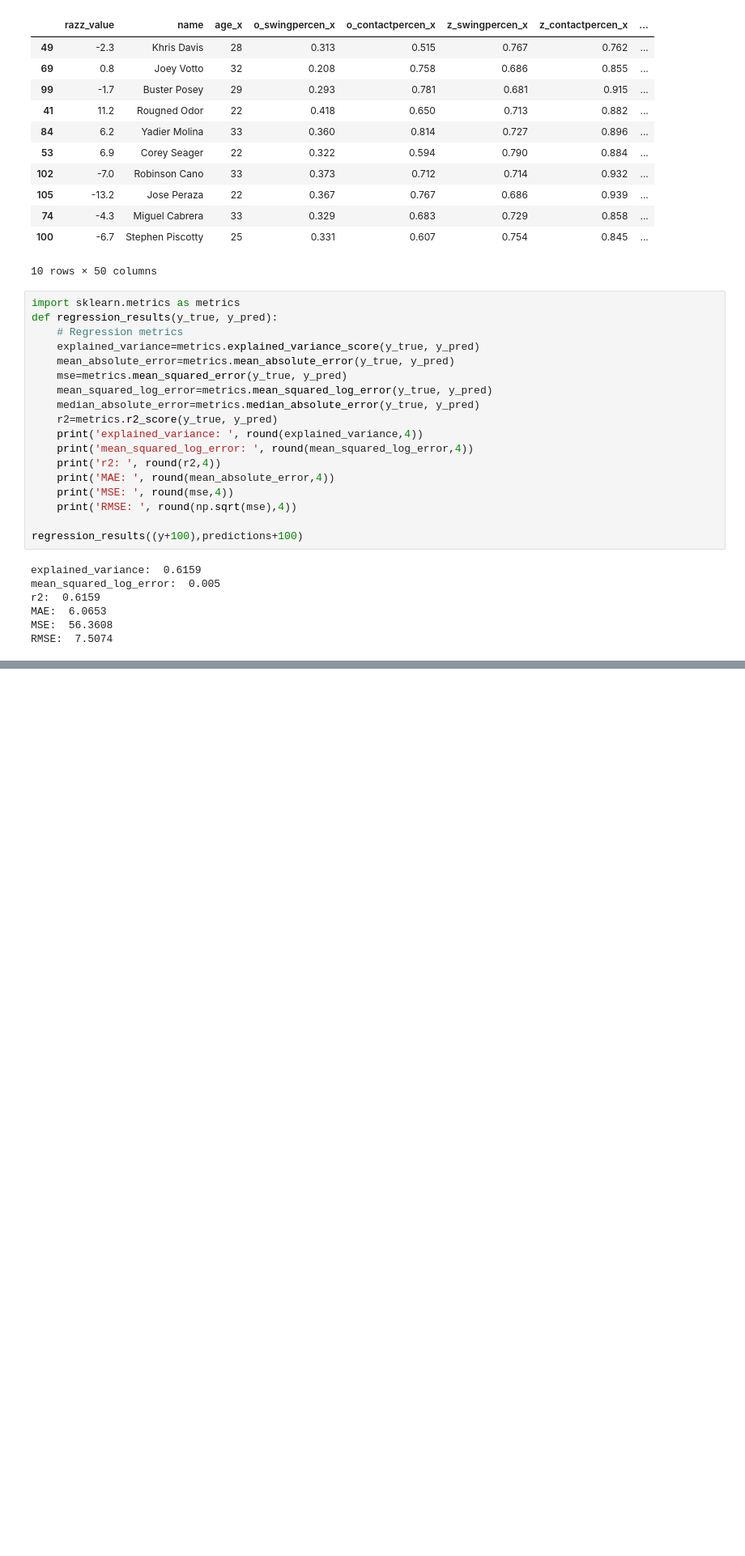
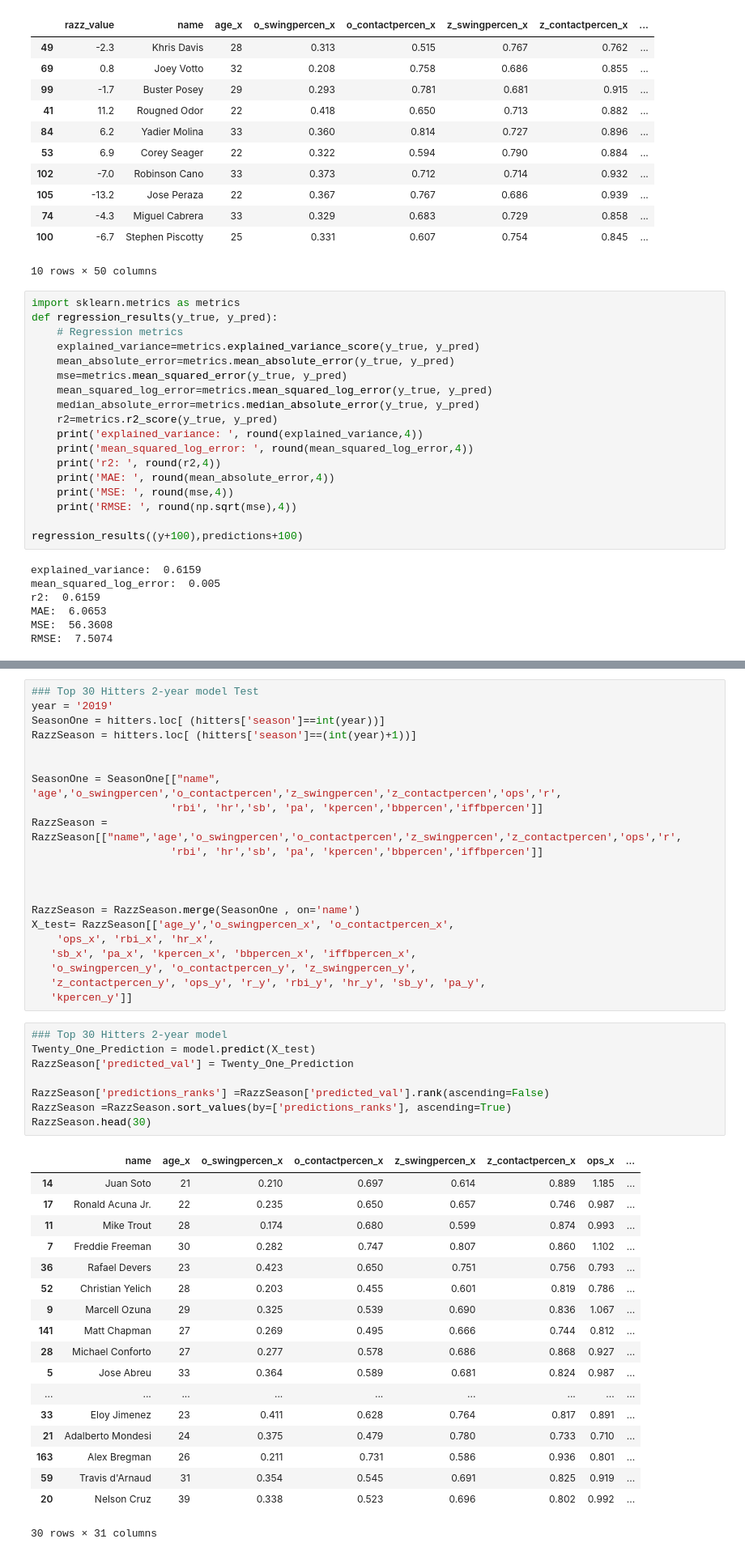
Before and after one commit to RiverJAM/Ultimate-Fantasy-Baseball-Eval-Tool, a Jupyter notebook: ML_Hitters_Pitchers_razz.ipynb, the cells around one changed output, grey strips where cells are left out. Shown at 81% size. Saved outputs shown, nothing was run; the diff lists cells and outputs as text; blank space fills up the shorter version.

```diff
--- a/ML_Hitters_Pitchers_razz.ipynb
+++ b/ML_Hitters_Pitchers_razz.ipynb
@@ -803,0 +900,48 @@ juan.head()
+# %%
+### Top 30 Hitters 2-year model Test
+year = '2019'
+SeasonOne = hitters.loc[ (hitters['season']==int(year))]
+RazzSeason = hitters.loc[ (hitters['season']==(int(year)+1))]
+
+
+SeasonOne = SeasonOne[["name", 'age','o_swingpercen','o_contactpercen','z_swingpercen','z_contactpercen','ops','r',
+                      'rbi', 'hr','sb', 'pa', 'kpercen','bbpercen','iffbpercen']]
+RazzSeason = RazzSeason[["name",'age','o_swingpercen','o_contactpercen','z_swingpercen','z_contactpercen','ops','r',
+                      'rbi', 'hr','sb', 'pa', 'kpercen','bbpercen','iffbpercen']]
+
+
+
+RazzSeason = RazzSeason.merge(SeasonOne , on='name')
+X_test= RazzSeason[['age_y','o_swingpercen_x', 'o_contactpercen_x',
+    'ops_x', 'rbi_x', 'hr_x',
+   'sb_x', 'pa_x', 'kpercen_x', 'bbpercen_x', 'iffbpercen_x',
+   'o_swingpercen_y', 'o_contactpercen_y', 'z_swingpercen_y',
+   'z_contactpercen_y', 'ops_y', 'r_y', 'rbi_y', 'hr_y', 'sb_y', 'pa_y',
+   'kpercen_y']]
+# %%
+### Top 30 Hitters 2-year model
+Twenty_One_Prediction = model.predict(X_test)
+RazzSeason['predicted_val'] = Twenty_One_Prediction
+
+RazzSeason['predictions_ranks'] =RazzSeason['predicted_val'].rank(ascending=False)
+RazzSeason =RazzSeason.sort_values(by=['predictions_ranks'], ascending=True)
+RazzSeason.head(30)
+# %% [output]
+|  | name | age_x | o_swingpercen_x | o_contactpercen_x | z_swingpercen_x | z_contactpercen_x | ops_x | ... |
+| 14 | Juan Soto | 21 | 0.210 | 0.697 | 0.614 | 0.889 | 1.185 | ... |
+| 17 | Ronald Acuna Jr. | 22 | 0.235 | 0.650 | 0.657 | 0.746 | 0.987 | ... |
+| 11 | Mike Trout | 28 | 0.174 | 0.680 | 0.599 | 0.874 | 0.993 | ... |
+| 7 | Freddie Freeman | 30 | 0.282 | 0.747 | 0.807 | 0.860 | 1.102 | ... |
+| 36 | Rafael Devers | 23 | 0.423 | 0.650 | 0.751 | 0.756 | 0.793 | ... |
+| 52 | Christian Yelich | 28 | 0.203 | 0.455 | 0.601 | 0.819 | 0.786 | ... |
+| 9 | Marcell Ozuna | 29 | 0.325 | 0.539 | 0.690 | 0.836 | 1.067 | ... |
+| 141 | Matt Chapman | 27 | 0.269 | 0.495 | 0.666 | 0.744 | 0.812 | ... |
+| 28 | Michael Conforto | 27 | 0.277 | 0.578 | 0.686 | 0.868 | 0.927 | ... |
+| 5 | Jose Abreu | 33 | 0.364 | 0.589 | 0.681 | 0.824 | 0.987 | ... |
+| ... | ... | ... | ... | ... | ... | ... | ... | ... |
+| 33 | Eloy Jimenez | 23 | 0.411 | 0.628 | 0.764 | 0.817 | 0.891 | ... |
+| 21 | Adalberto Mondesi | 24 | 0.375 | 0.479 | 0.780 | 0.733 | 0.710 | ... |
+| 163 | Alex Bregman | 26 | 0.211 | 0.731 | 0.586 | 0.936 | 0.801 | ... |
+| 59 | Travis d'Arnaud | 31 | 0.354 | 0.545 | 0.691 | 0.825 | 0.919 | ... |
+| 20 | Nelson Cruz | 39 | 0.338 | 0.523 | 0.696 | 0.802 | 0.992 | ... |
+30 rows × 31 columns
```
Also changed, not shown: parts of 8 cells of this notebook, 5 other files.
